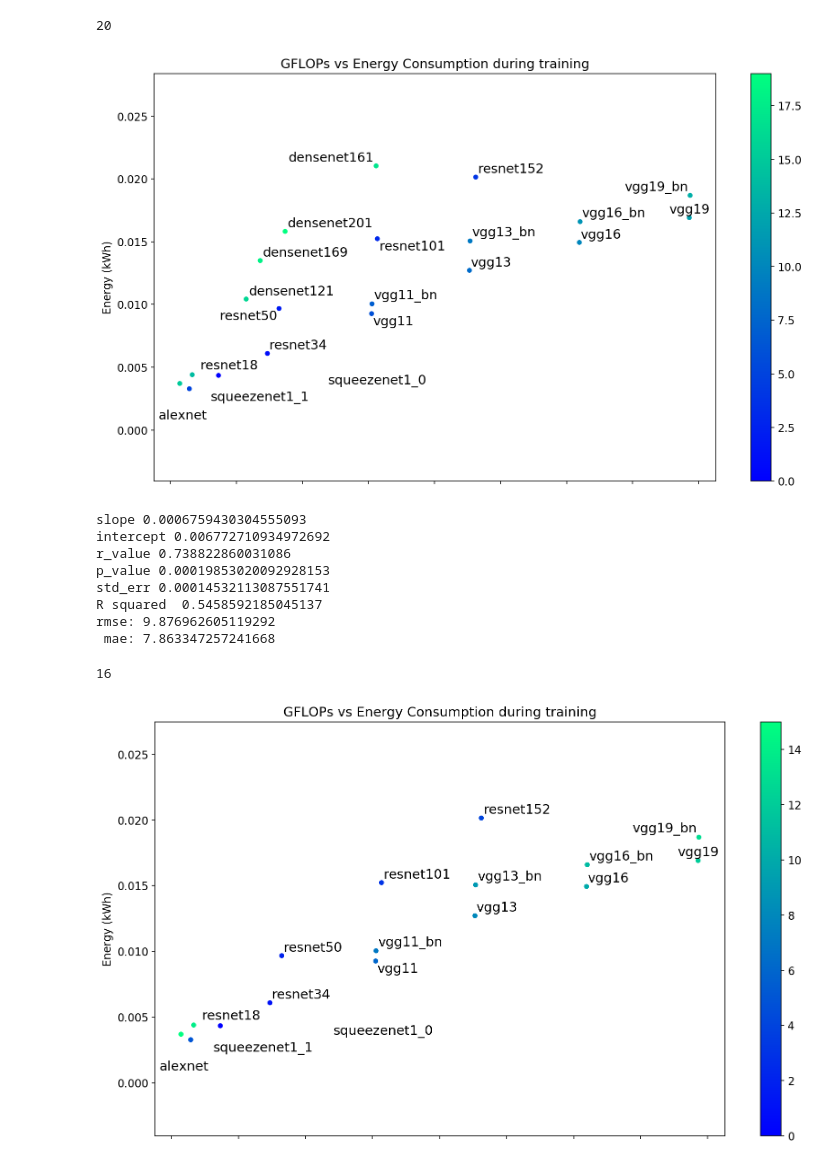
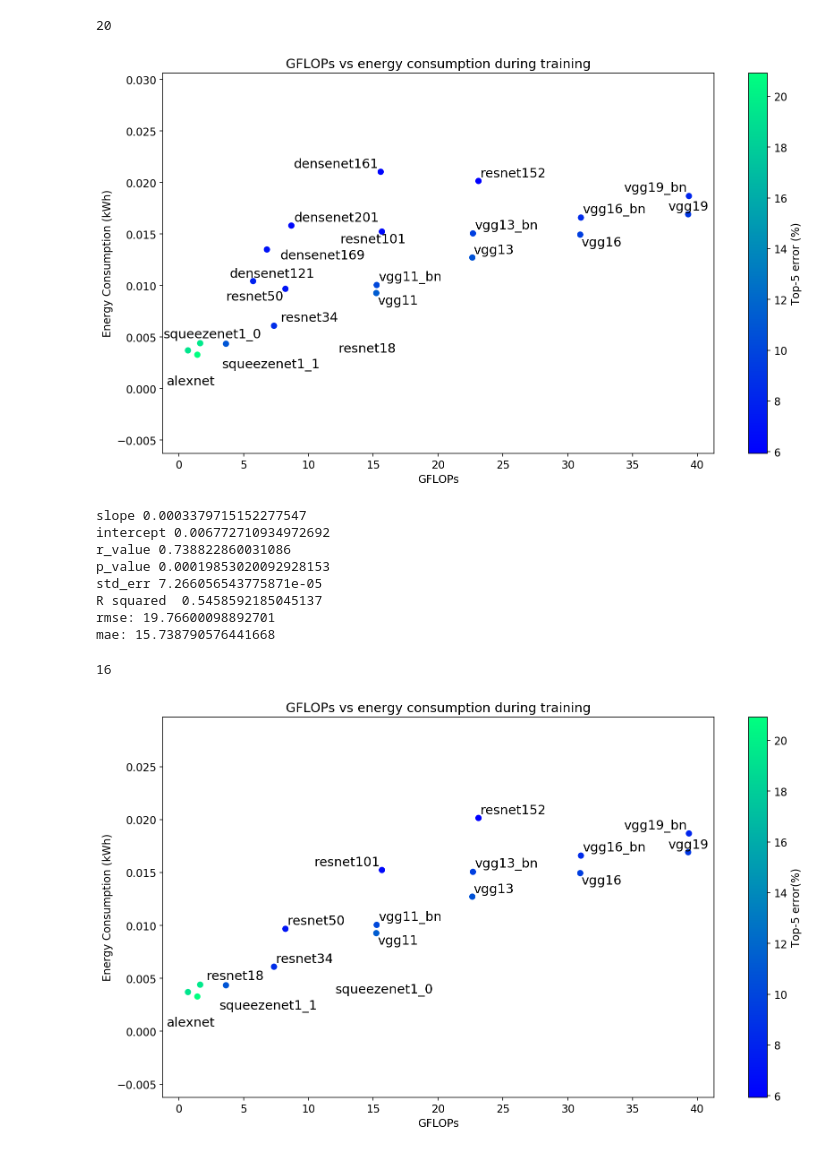
Before and after one commit to MScDissertation/model_hub, a Jupyter notebook: Training and FLOP analysis.ipynb, the cells around one changed output. Saved outputs shown, nothing was run; the diff lists cells and outputs as text; code cells hidden in the pictures.

Commit message:
corrected plots

```diff
--- a/Training and FLOP analysis.ipynb
+++ b/Training and FLOP analysis.ipynb
@@ -41,8 +44,8 @@ df.describe()
 | 75% | 1.133300e+10 | 1.078390e+08 |
 | max | 2.279560e+10 | 1.436782e+08 |
 # %%
-df['GFLOPS'] = (df['macs']) / (10 ** 9)
-df['TFLOPS'] = (df['macs']) / (10 ** 12)
+df['GFLOPS'] = (df['macs'] * 2) / (10 ** 9)
+df['TFLOPS'] = (df['macs'] * 2) / (10 ** 12)
 df['Params(Million)'] = df['parameters'] / (10 ** 6)
 df['Log'] = np.log(df['macs'])
 df['Training 1 epoch(pfs-days)'] = df['GFLOPS'] * 2 * 3 * (1.2 * (10 ** 6))
@@ -267,22 +193,25 @@ new_df.model.count()
 # %% [output]
 20
 # %%
-ax = new_df.plot('GFLOPS', 'empirical', kind='scatter',
-        c=range(len(new_df)), colormap=cmap, figsize=(12,7),
-                  title="GFLOPs vs Energy Consumption during training")
+fig = plt.figure(figsize=(12,7))
+ax = fig.add_subplot(1, 1, 1)
 ax.set_xlabel("GFLOPs")
-ax.set_ylabel("Energy (kWh)")
-#merge_df[['GFLOPS','top1','model']].apply(lambda row: ax.text(*row),axis=1);
+ax.set_ylabel("Energy Consumption (kWh)")
+ax.set_title("GFLOPs vs energy consumption during training")
+cmap = cm.get_cmap('winter')
+c = new_df['top5']
+plt.scatter(new_df['GFLOPS'], new_df['empirical'],
+        c=c, cmap=cm.get_cmap('winter'))
+
 texts = [ax.text(x, y, name,size='large')
          for x, y, name in zip(new_df['GFLOPS'],new_df['empirical'],new_df['model'])]
-#ax.text(0.823441, 41.90, 'squeezenet1_0' )
-# needs citation https://github.com/Phlya/adjustText
-#colormap.remove()
+cbar = plt.colorbar()
+cbar.set_label('Top-5 error (%)')
 adjust_text(texts)
 plt.tight_layout()
-ax.figure.savefig('viz/training_gflops_vs_energy.png',dpi=300)
+ax.figure.savefig('viz/training_gflops_energy.png',dpi=300)
 # %% [output]
-[figure, old version]
+[figure, new version]
 # %%
 from scipy import stats
 x = new_df['GFLOPS']
@@ -295,36 +224,56 @@ rmse = mse ** (1/2)
 mae = metrics.mean_absolute_error(x, y)
 print(f"rmse: {rmse} \nmae: {mae}")
 # %% [output]
-slope 0.0006759430304555093
+slope 0.0003379715152277547
 intercept 0.006772710934972692
 r_value 0.738822860031086
 p_value 0.00019853020092928153
-std_err 0.00014532113087551741
+std_err 7.266056543775871e-05
 R squared  0.5458592185045137
-rmse: 9.876962605119292
- mae: 7.863347257241668
+rmse: 19.76600098892701
+mae: 15.738790576441668
 # %%
 df_minus_densenet = new_df[new_df['model'].str.match(r'(^densenet.*)') == False]
 df_minus_densenet.model.count()
 # %% [output]
 16
 # %%
-ax = df_minus_densenet.plot('GFLOPS', 'empirical', kind='scatter',
-        c=range(len(df_minus_densenet)), colormap=cmap, figsize=(12,7),
-                  title="GFLOPs vs Energy Consumption during training")
+# ax = df_minus_densenet.plot('GFLOPS', 'empirical', kind='scatter',
+#         c=range(len(df_minus_densenet)), colormap=cmap, figsize=(12,7),
+#                   title="GFLOPs vs Energy Consumption during training")
+# ax.set_xlabel("GFLOPs")
+# ax.set_ylabel("Energy (kWh)")
+# #merge_df[['GFLOPS','top1','model']].apply(lambda row: ax.text(*row),axis=1);
+# texts = [ax.text(x, y, name,size='large')
+#          for x, y, name in zip(df_minus_densenet['GFLOPS'],df_minus_densenet['empirical'],df_minus_densenet['model'])]
+# #ax.text(0.823441, 41.90, 'squeezenet1_0' )
+# # needs citation https://github.com/Phlya/adjustText
+# #colormap.remove()
+# adjust_text(texts)
+# plt.tight_layout()
+# ax.figure.savefig('viz/training_removing_densenet.png',dpi=300)
+
+
+
+fig = plt.figure(figsize=(12,7))
+ax = fig.add_subplot(1, 1, 1)
 ax.set_xlabel("GFLOPs")
-ax.set_ylabel("Energy (kWh)")
-#merge_df[['GFLOPS','top1','model']].apply(lambda row: ax.text(*row),axis=1);
+ax.set_ylabel("Energy Consumption (kWh)")
+ax.set_title("GFLOPs vs energy consumption during training")
+cmap = cm.get_cmap('winter')
+c = df_minus_densenet['top5']
+plt.scatter(df_minus_densenet['GFLOPS'], df_minus_densenet['empirical'],
+        c=c, cmap=cm.get_cmap('winter'))
+
 texts = [ax.text(x, y, name,size='large')
          for x, y, name in zip(df_minus_densenet['GFLOPS'],df_minus_densenet['empirical'],df_minus_densenet['model'])]
-#ax.text(0.823441, 41.90, 'squeezenet1_0' )
-# needs citation https://github.com/Phlya/adjustText
-#colormap.remove()
+cbar = plt.colorbar()
+cbar.set_label('Top-5 error(%)')
 adjust_text(texts)
 plt.tight_layout()
 ax.figure.savefig('viz/training_removing_densenet.png',dpi=300)
 # %% [output]
-[figure, old version]
+[figure, new version]
 # %%
 from scipy import stats
 x = df_minus_densenet['GFLOPS']
```
Also changed, not shown: parts of 18 cells of this notebook, 15 other files.
